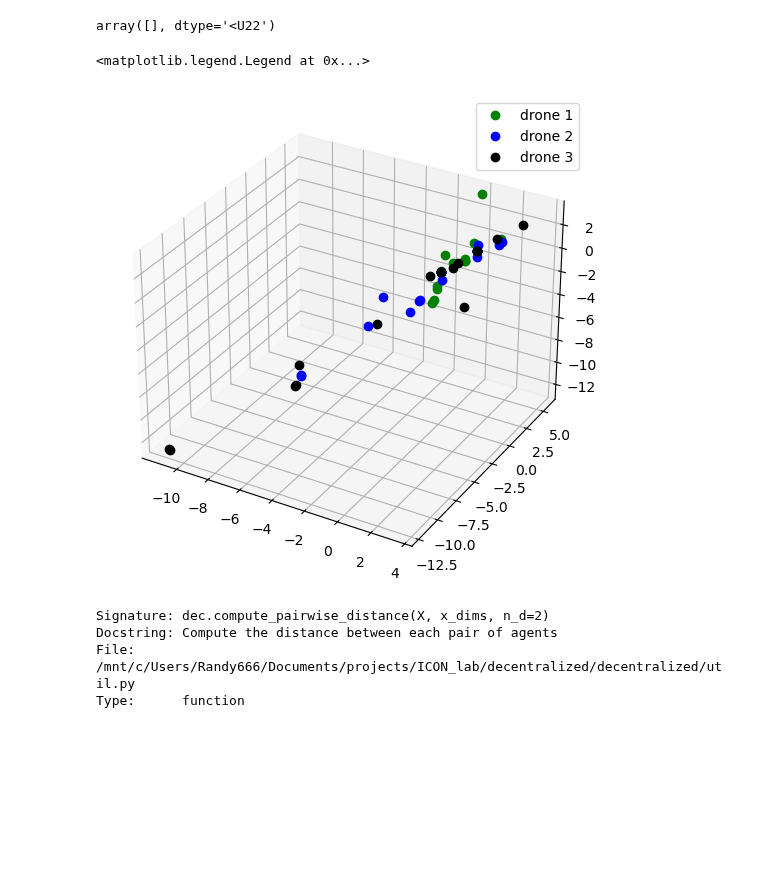
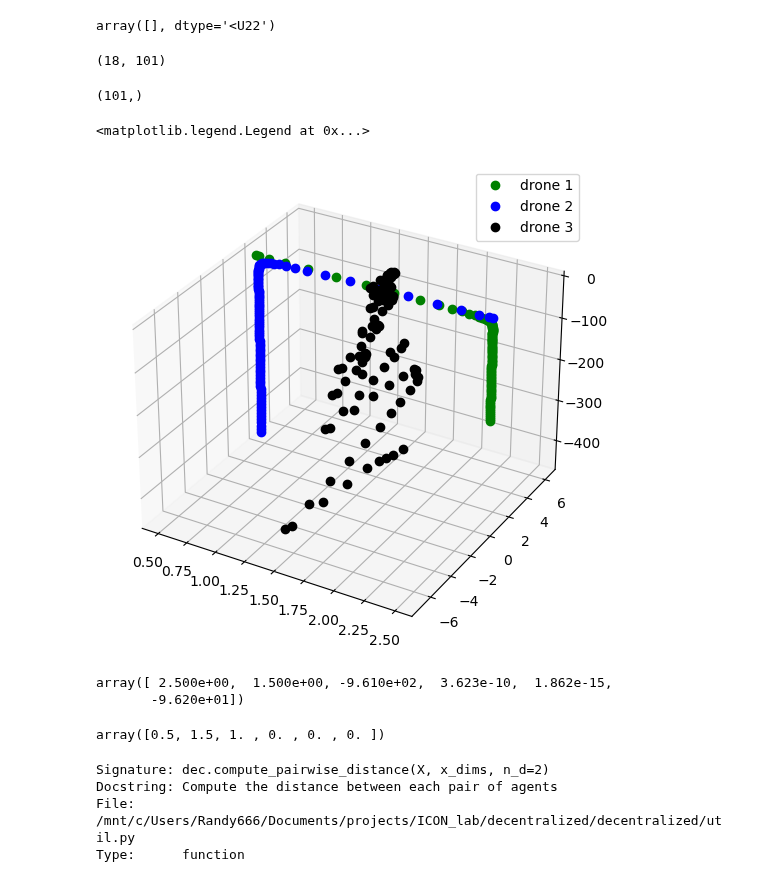
Before and after one commit to labicon/dp-ilqr, a Jupyter notebook: run/do_mpc/test_centralized.ipynb, the cells around one changed output. Cells and saved outputs as stored; diff of their text form; code cells hidden in the pictures; blank space fills up the shorter version.

Commit message:
added 1-drone simulation

```diff
--- a/run/do_mpc/test_centralized.ipynb
+++ b/run/do_mpc/test_centralized.ipynb
@@ -130,24 +130,41 @@ data_baseline = np.load('drone_sim_data.npy')
 # %%
 dataSet = data_baseline
 # print(dataSet)
-dataSet = np.array(dataSet)
+dataSet = np.array(dataSet).T
+# %%
+dataSet.shape
+# %% [output]
+(18, 101)
+# %%
+dataSet[0].shape
+# %% [output]
+(101,)
 # %%
 import matplotlib.pyplot as plt
 import matplotlib.animation as animation
 from mpl_toolkits.mplot3d import Axes3D
 
 
 # GET SOME MATPLOTLIB OBJECTS
 fig = plt.figure()
 ax = Axes3D(fig,auto_add_to_figure=False)
 fig.add_axes(ax)
-ax.plot(dataSet[:][0], dataSet[:][1], dataSet[:][2], 'go',label='drone 1')
-ax.plot(dataSet[:][6], dataSet[:][7], dataSet[:][8], 'bo',label='drone 2')
-ax.plot(dataSet[:][12], dataSet[:][13], dataSet[:][14], 'ko',label='drone 3')
+ax.plot(dataSet[0], dataSet[1], dataSet[2], 'go',label='drone 1')
+ax.plot(dataSet[6], dataSet[7], dataSet[8], 'bo',label='drone 2')
+ax.plot(dataSet[12], dataSet[13], dataSet[14], 'ko',label='drone 3')
 ax.legend()
 # %% [output]
 <matplotlib.legend.Legend at 0x...>
-[figure, old version]
+[figure, new version]
+# %%
+dataSet[-1]
+# %% [output]
+array([ 2.500e+00,  1.500e+00, -9.610e+02,  3.623e-10,  1.862e-15,
+       -9.620e+01])
+# %%
+dataSet[0]
+# %% [output]
+array([0.5, 1.5, 1. , 0. , 0. , 0. ])
 # %%
 x_dims = [6,6,6]
 # %%
```
Also changed, not shown: parts of 1 cell of this notebook, 5 other files.
